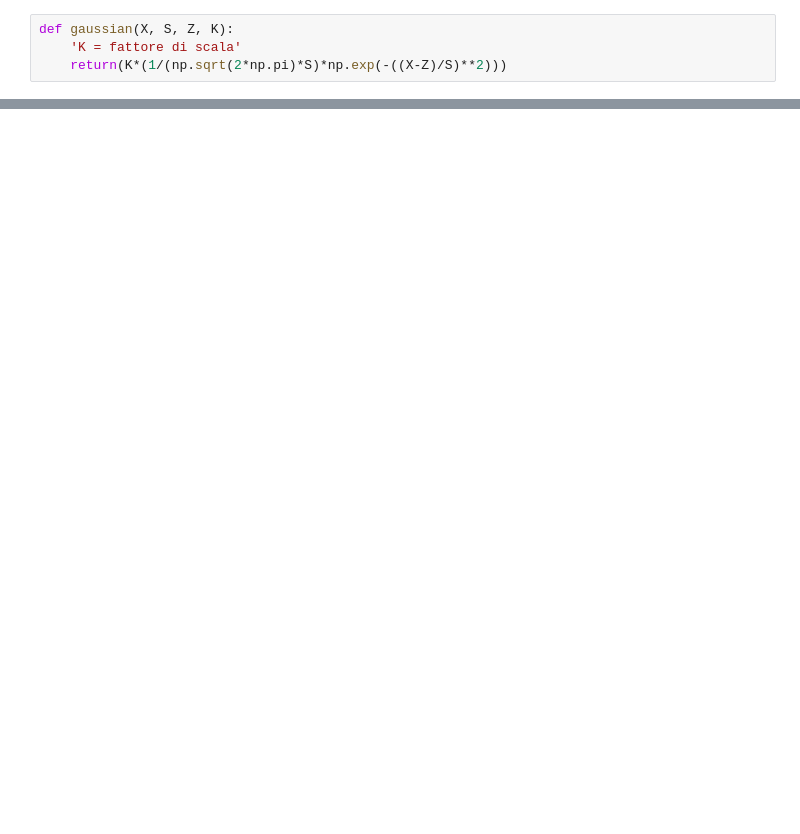
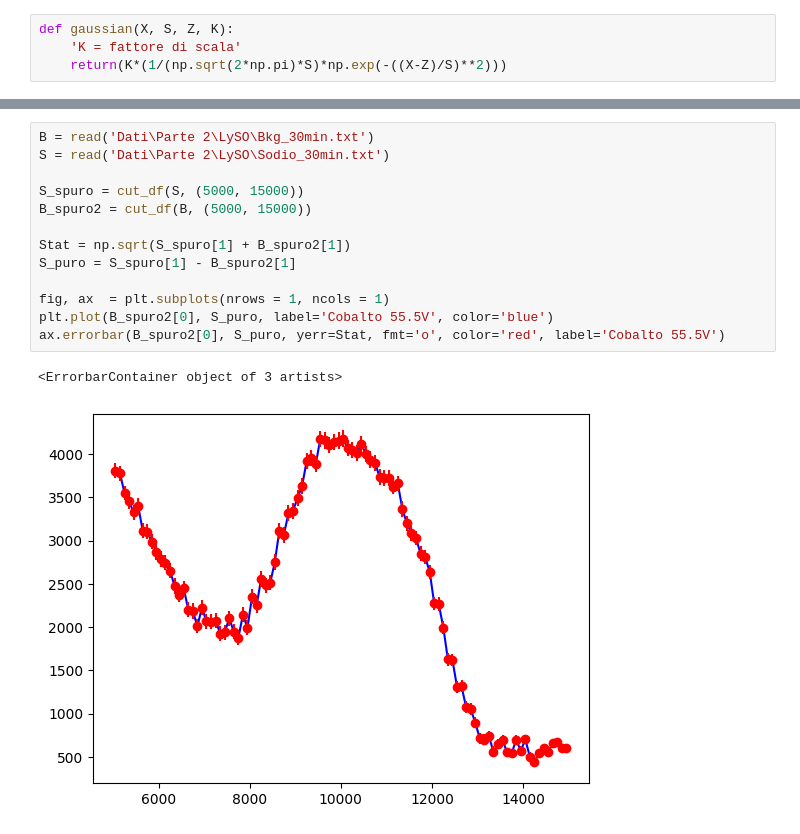
Before and after one commit to Pavar0tty/Laboratorio_SiPM, a Jupyter notebook: Analisi/Parte 2/LySO_analisi.ipynb, the cells around one changed output, grey strips where cells are left out. Saved outputs shown, nothing was run; the diff lists cells and outputs as text; blank space fills up the shorter version.

```diff
--- a/Analisi/Parte 2/LySO_analisi.ipynb
+++ b/Analisi/Parte 2/LySO_analisi.ipynb
@@ -86,0 +113,16 @@ Z = analisi_Cobalto(C_spuro[0], C_puro, St)
+# %%
+B = read('Dati\Parte 2\LySO\Bkg_30min.txt')
+S = read('Dati\Parte 2\LySO\Sodio_30min.txt')
+
+S_spuro = cut_df(S, (5000, 15000))
+B_spuro2 = cut_df(B, (5000, 15000))
+
+Stat = np.sqrt(S_spuro[1] + B_spuro2[1])
+S_puro = S_spuro[1] - B_spuro2[1]
+
+fig, ax  = plt.subplots(nrows = 1, ncols = 1)
+plt.plot(B_spuro2[0], S_puro, label='Cobalto 55.5V', color='blue')
+ax.errorbar(B_spuro2[0], S_puro, yerr=Stat, fmt='o', color='red', label='Cobalto 55.5V')
+# %% [output]
+<ErrorbarContainer object of 3 artists>
+[figure, added]
```
Also changed, not shown: parts of 7 cells of this notebook, 1 other file.
